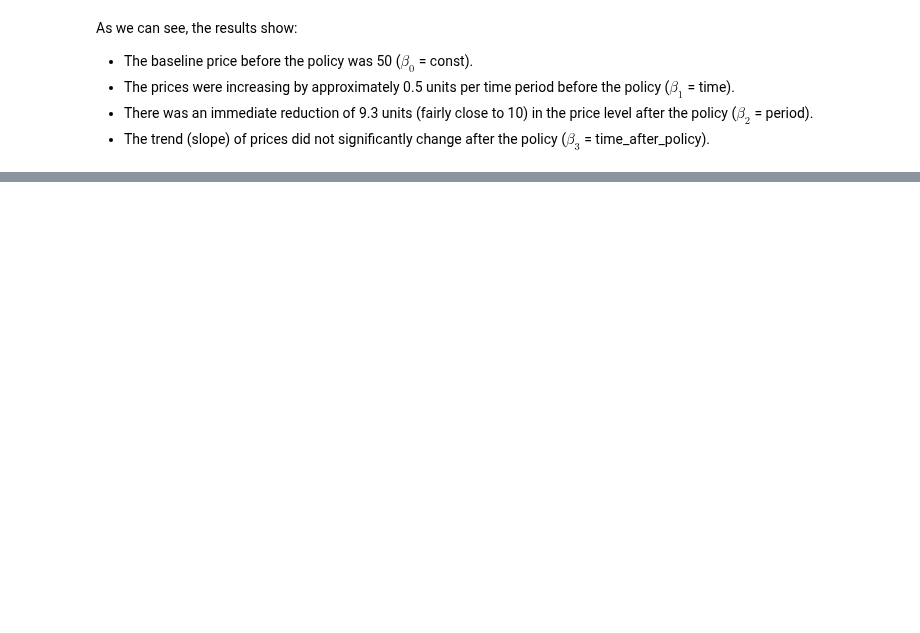
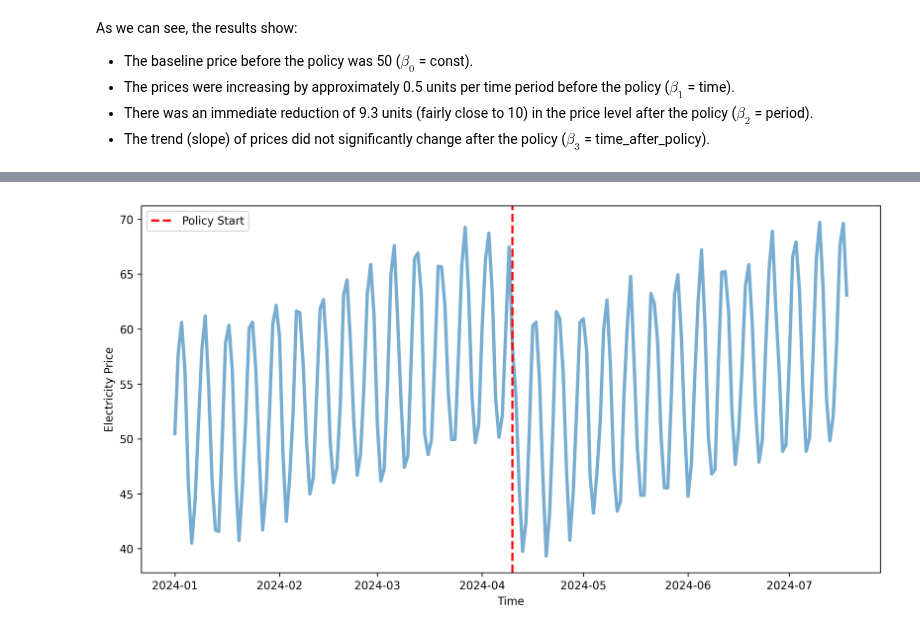
Before and after one commit to dcacciarelli/my-causality-book, a Jupyter notebook: _build/jupyter_execute/notebooks/interrupted_time_series.ipynb, the cells around one changed output, grey strips where cells are left out. Cells and saved outputs as stored; diff of their text form; code cells hidden in the pictures; blank space fills up the shorter version.

```diff
--- a/_build/jupyter_execute/notebooks/interrupted_time_series.ipynb
+++ b/_build/jupyter_execute/notebooks/interrupted_time_series.ipynb
@@ -91,0 +100,45 @@ As we can see, the results show:
+# %%
+# Set random seed for reproducibility
+np.random.seed(42)
+
+# Generate time series data with seasonality, trend, and some noise
+n_periods = 200
+time = pd.date_range(start='2024-01-01', periods=n_periods, freq='D')
+seasonal_period = 7
+policy_start = 100  # Time index when the policy starts
+
+# Generate seasonal component
+seasonal_effect = 10 * np.sin(2 * np.pi / seasonal_period * np.arange(n_periods))
+
+# Generate trend component
+trend_effect = 0.1 * np.arange(n_periods)
+
+# Generate noise component
+noise = np.random.normal(scale=1, size=n_periods)
+
+# Combine components
+prices = 50 + seasonal_effect + trend_effect + noise
+
+# Introduce a policy effect (e.g., a reduction in prices)
+prices[policy_start:] -= 10
+
+# Create a DataFrame
+its_data = pd.DataFrame({
+    'time': time,
+    'price': prices
+})
+
+# Set the index to the datetime
+its_data.set_index('time', inplace=True)
+its_data.index = pd.DatetimeIndex(its_data.index, freq='D')
+
+# Plot the data
+plt.figure(figsize=(12, 6), dpi=300)
+plt.plot(its_data.index, its_data['price'], lw=3, alpha=.6)
+plt.axvline(its_data.index[policy_start], color='red', linestyle='--', label='Policy Start', lw=2)
+plt.xlabel('Time')
+plt.ylabel('Electricity Price')
+plt.legend()
+plt.show()
+# %% [output]
+[figure, added]
```
Also changed, not shown: parts of 10 cells of this notebook, 10 other files.
